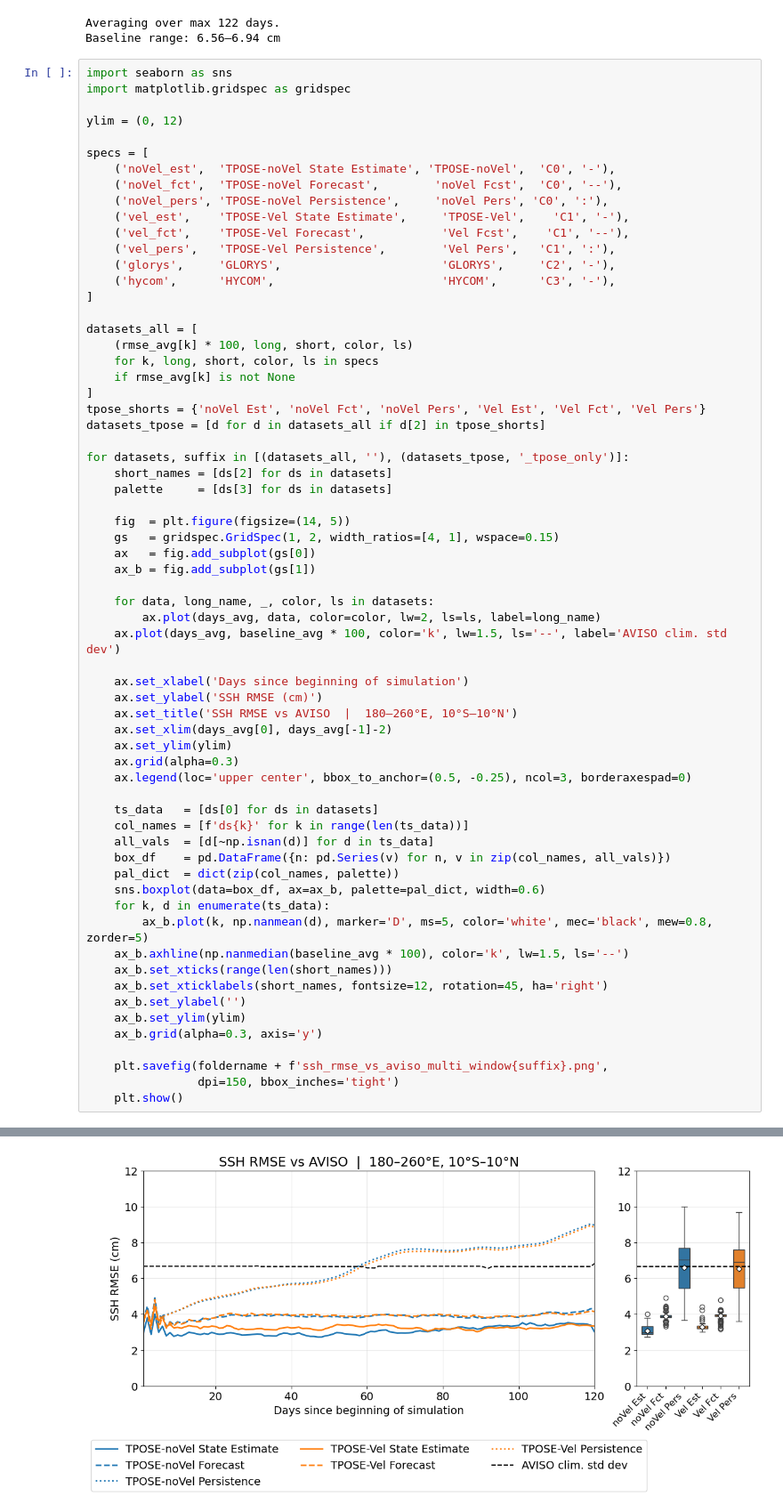
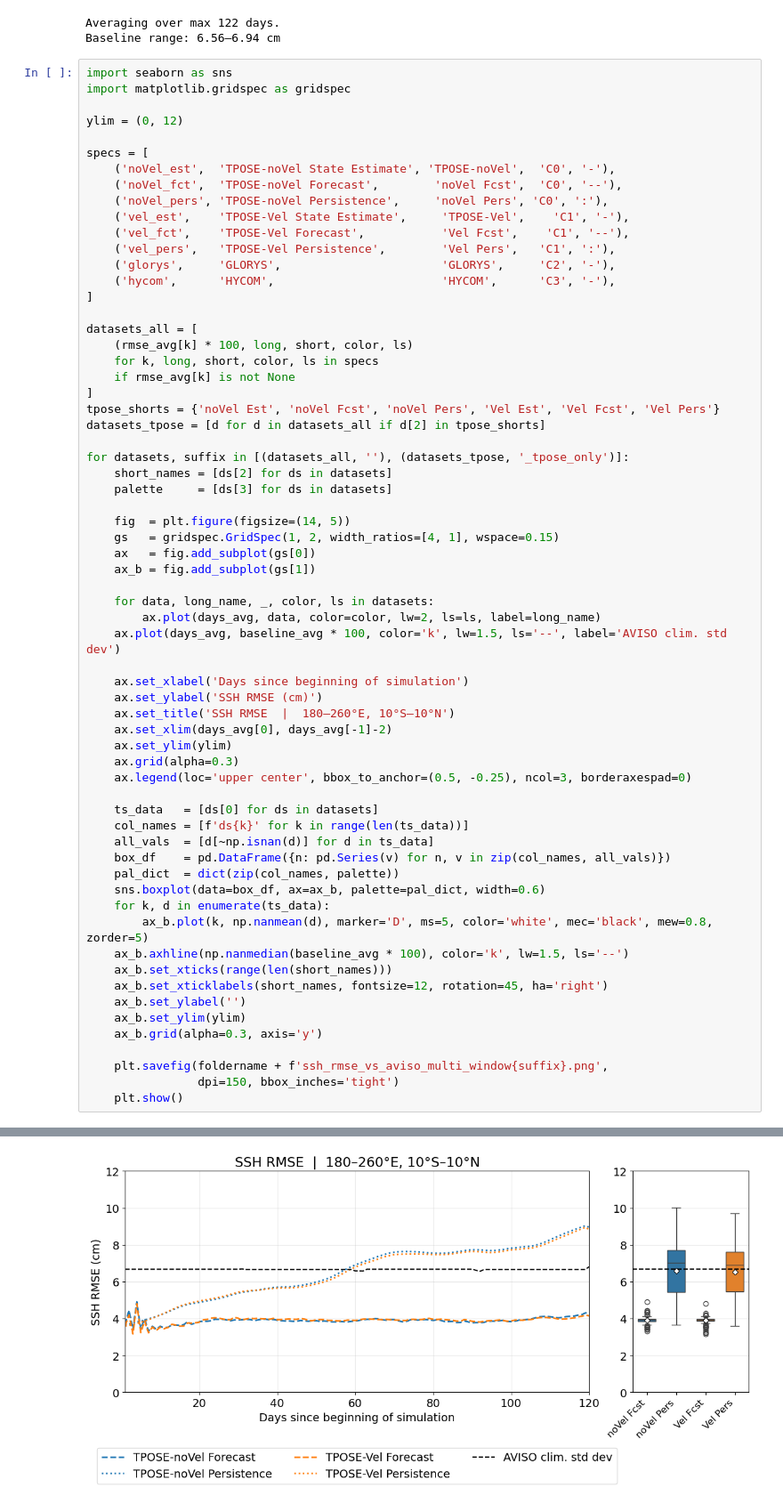
Before and after one commit to eldavenport/tpose-vel-davenport-2026, a Jupyter notebook: forecasts/SSH_forecast_multi_window.ipynb, the cells around one changed output, grey strips where cells are left out. Shown at 89% size. Drawn from its saved outputs; the diff is of its cells as text.

```diff
--- a/forecasts/SSH_forecast_multi_window.ipynb
+++ b/forecasts/SSH_forecast_multi_window.ipynb
@@ -308,7 +308,7 @@ datasets_all = [
     for k, long, short, color, ls in specs
     if rmse_avg[k] is not None
 ]
-tpose_shorts = {'noVel Est', 'noVel Fct', 'noVel Pers', 'Vel Est', 'Vel Fct', 'Vel Pers'}
+tpose_shorts = {'noVel Est', 'noVel Fcst', 'noVel Pers', 'Vel Est', 'Vel Fcst', 'Vel Pers'}
 datasets_tpose = [d for d in datasets_all if d[2] in tpose_shorts]
 
 for datasets, suffix in [(datasets_all, ''), (datasets_tpose, '_tpose_only')]:
@@ -326,7 +326,7 @@ for datasets, suffix in [(datasets_all, ''), (datasets_tpose, '_tpose_only')]:
 
     ax.set_xlabel('Days since beginning of simulation')
     ax.set_ylabel('SSH RMSE (cm)')
-    ax.set_title('SSH RMSE vs AVISO  |  180–260°E, 10°S–10°N')
+    ax.set_title('SSH RMSE  |  180–260°E, 10°S–10°N')
     ax.set_xlim(days_avg[0], days_avg[-1]-2)
     ax.set_ylim(ylim)
     ax.grid(alpha=0.3)
@@ -355 +355 @@ for datasets, suffix in [(datasets_all, ''), (datasets_tpose, '_tpose_only')]:
-[figure, old version]
+[figure, new version]
```
Also changed, not shown: parts of 1 cell of this notebook, 2 other files.
